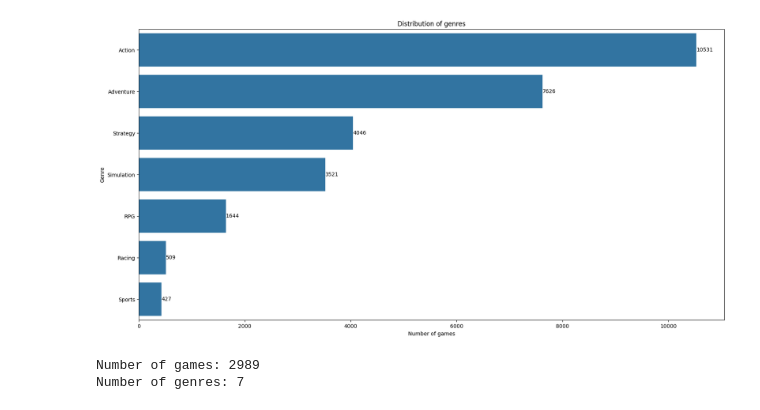
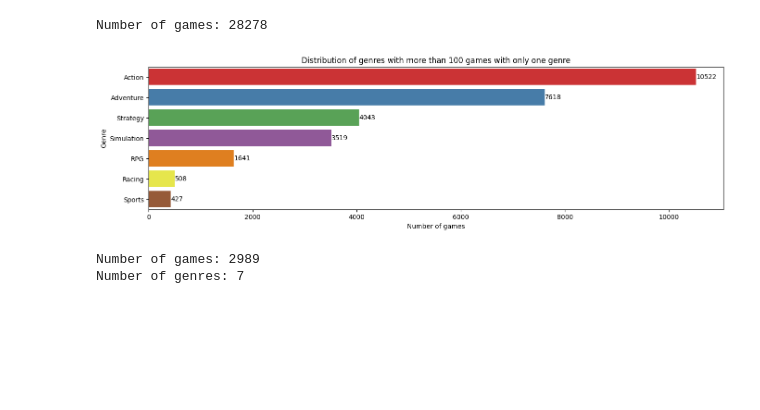
Before and after one commit to LouisVraie/nlp-games-genre-classification, a Jupyter notebook: preprocessing.ipynb, the cells around one changed output. Cells and saved outputs as stored; diff of their text form; code cells hidden in the pictures; blank space fills up the shorter version.

```diff
--- a/preprocessing.ipynb
+++ b/preprocessing.ipynb
@@ -154,34 +265,24 @@ plt.show()
 # %%
-# Remove a game if it has more than 3 genres
+# Remove a game if it has more than 1 genres
 df = df[df[GENRES].str.split(',').apply(len) <= 1]
-
-# Duplicate the rows with multiple genres to have one row per genre
-# df = df.assign(Genre=df[GENRES].str.split(',')).explode('Genre')
-
-# If a row have multiple genres, create one row for each genre of this game
-# df = df.explode(GENRES)
 
 # Plot the distribution of genres by keeping value
 genre_counts = df[GENRES].value_counts()
 
 # Keep only genres with more than 100 games
 genre_counts = genre_counts[genre_counts > 100]
 
 # Remove all rows with genres that are less than 100 games
 df = df[df[GENRES].isin(genre_counts.index)]
+
+# Print the length of the dataset
+print('Number of games:', len(df))
+
+# Plot the distribution of unique genres
+plot_genre_distribution(genre_counts, 'Distribution of genres with more than 100 games with only one genre', width=16, height=4)
+# %% [output]
+Number of games: 28278
+[figure, added]
-# %%
-# Print the number next to the genre bars
-plt.figure(figsize=(20, 10))
-sns.barplot(x=genre_counts.values, y=genre_counts.index)
-for i in range(len(genre_counts)):
-    # Add the number of games next to the bar centered in the middle according to the bar
-    plt.text(genre_counts.values[i], i, genre_counts.values[i], va='center')
-plt.title('Distribution of genres')
-plt.xlabel('Number of games')
-plt.ylabel('Genre')
-plt.show()
-# %% [output]
-[figure, removed]
 # %%
 # Keep the same number of games for each genre
 min_genre_count = genre_counts.min()
```
Also changed, not shown: parts of 18 cells of this notebook, 3 other files.
